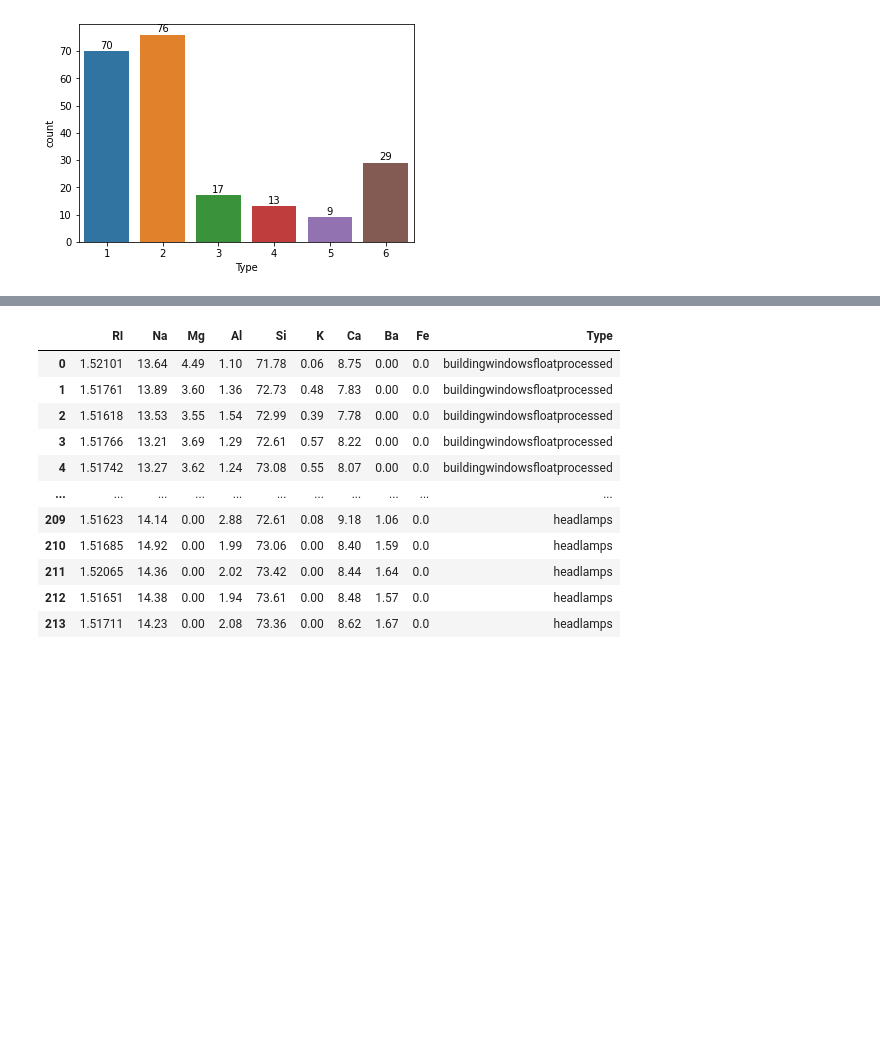
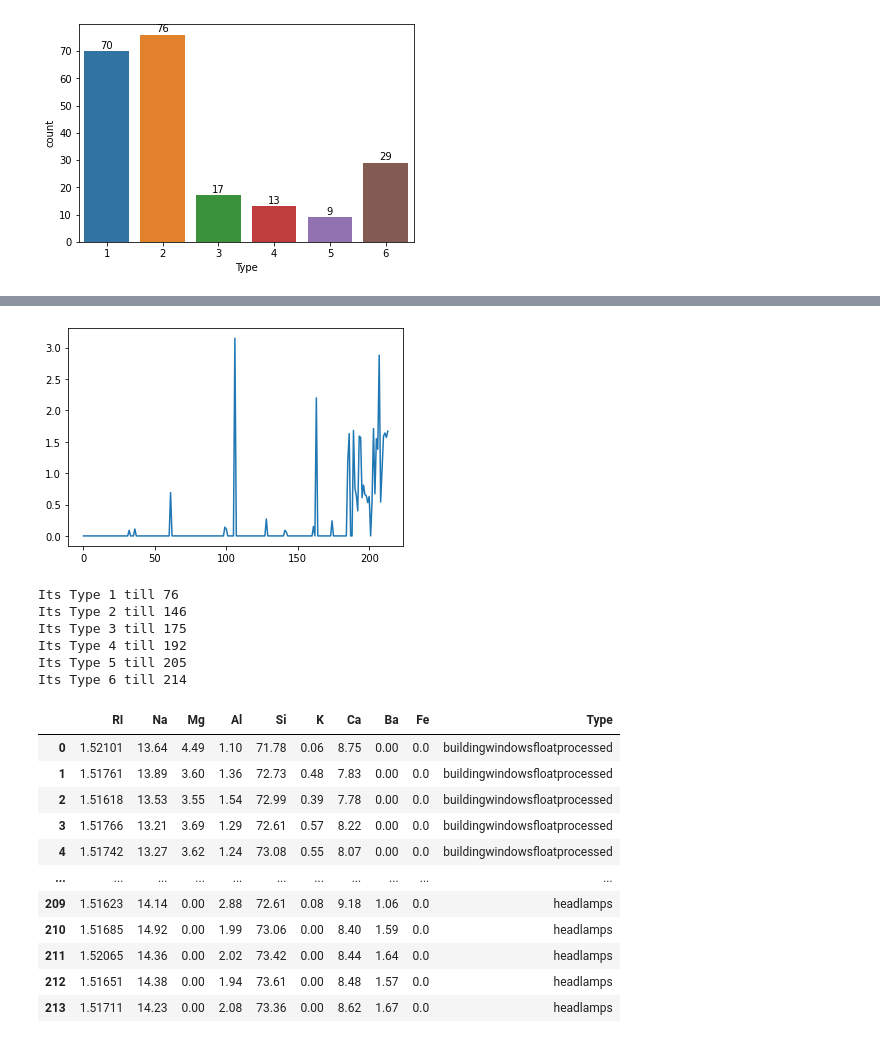
Before and after one commit to bhargav1907/Smartknower-, a Jupyter notebook: Mini_Project.ipynb, the cells around one changed output, grey strips where cells are left out. Saved outputs shown, nothing was run; the diff lists cells and outputs as text; code cells hidden in the pictures; blank space fills up the shorter version.

```diff
--- a/Mini_Project.ipynb
+++ b/Mini_Project.ipynb
@@ -82,3 +139,20 @@ plt.show()
+# %%
+graph = plt.plot(range(214),df['Ba']) #Only type 5,6 glasses are using Ba, it's being used least by other ones
+plt.show()
+count = 0
+c = 1
+for i in s:
+  count = count + i
+  print('Its Type',c,'till',count)
+  c = c + 1
+# %% [output]
+[figure, added]
+Its Type 1 till 76
+Its Type 2 till 146
+Its Type 3 till 175
+Its Type 4 till 192
+Its Type 5 till 205
+Its Type 6 till 214
 # %%
 for i in range(214): # from the dataset info
   if df.iloc[i,9] == 1:
```
Also changed, not shown: parts of 10 cells of this notebook.
